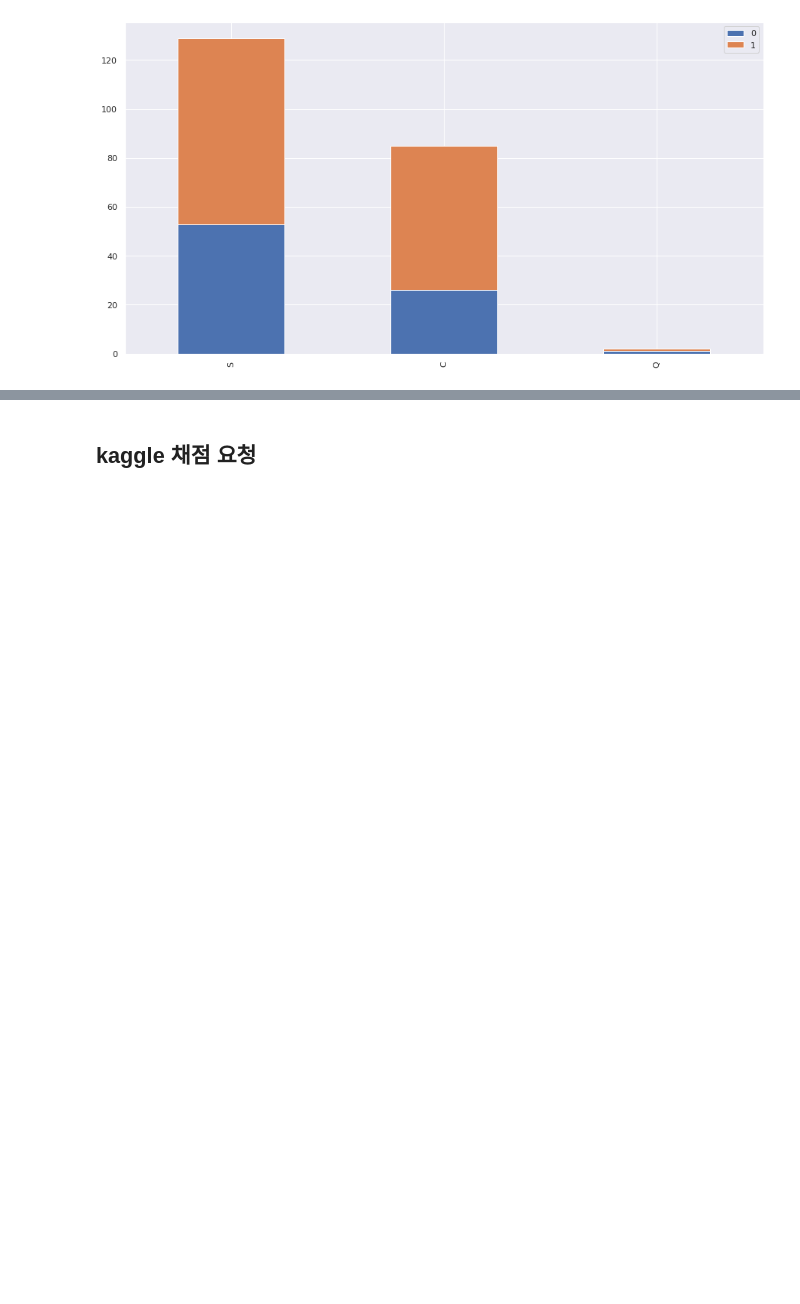
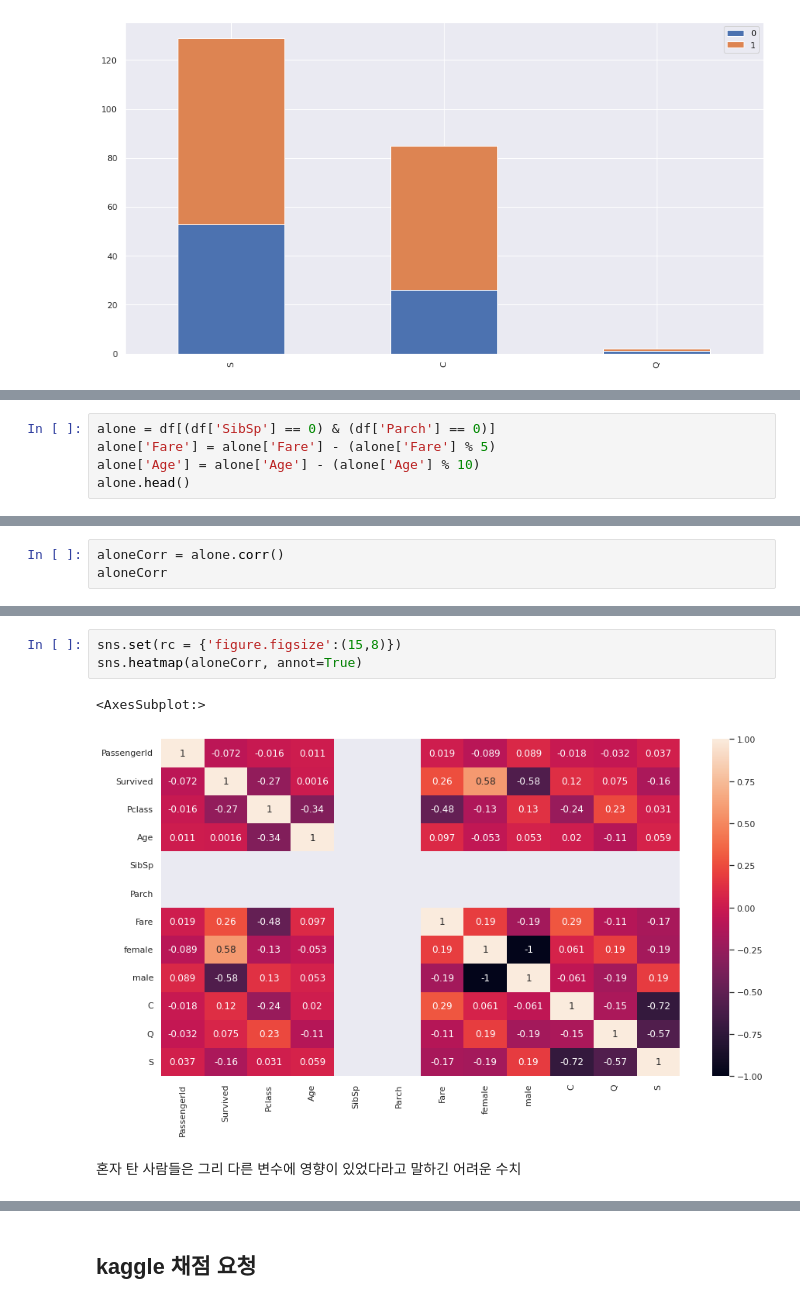
Before and after one commit to KangnamUniv-ML/Titanic-ML, a Jupyter notebook: notebook/Titanic.ipynb, the cells around one changed output, grey strips where cells are left out. Drawn from its saved outputs; the diff is of its cells as text; blank space fills up the shorter version.

```diff
--- a/notebook/Titanic.ipynb
+++ b/notebook/Titanic.ipynb
@@ -923,0 +1002,5 @@ boardSurvived.plot(kind='bar', stacked=True)
+# %%
+alone = df[(df['SibSp'] == 0) & (df['Parch'] == 0)]
+alone['Fare'] = alone['Fare'] - (alone['Fare'] % 5)
+alone['Age'] = alone['Age'] - (alone['Age'] % 10)
+alone.head()
@@ -923,0 +1036,3 @@ boardSurvived.plot(kind='bar', stacked=True)
+# %%
+aloneCorr = alone.corr()
+aloneCorr
@@ -923,0 +1053,8 @@ boardSurvived.plot(kind='bar', stacked=True)
+# %%
+sns.set(rc = {'figure.figsize':(15,8)})
+sns.heatmap(aloneCorr, annot=True)
+# %% [output]
+<AxesSubplot:>
+[figure, added]
+# %% [markdown]
+혼자 탄 사람들은 그리 다른 변수에 영향이 있었다라고 말하긴 어려운 수치
```
Also changed, not shown: parts of 24 cells of this notebook.
